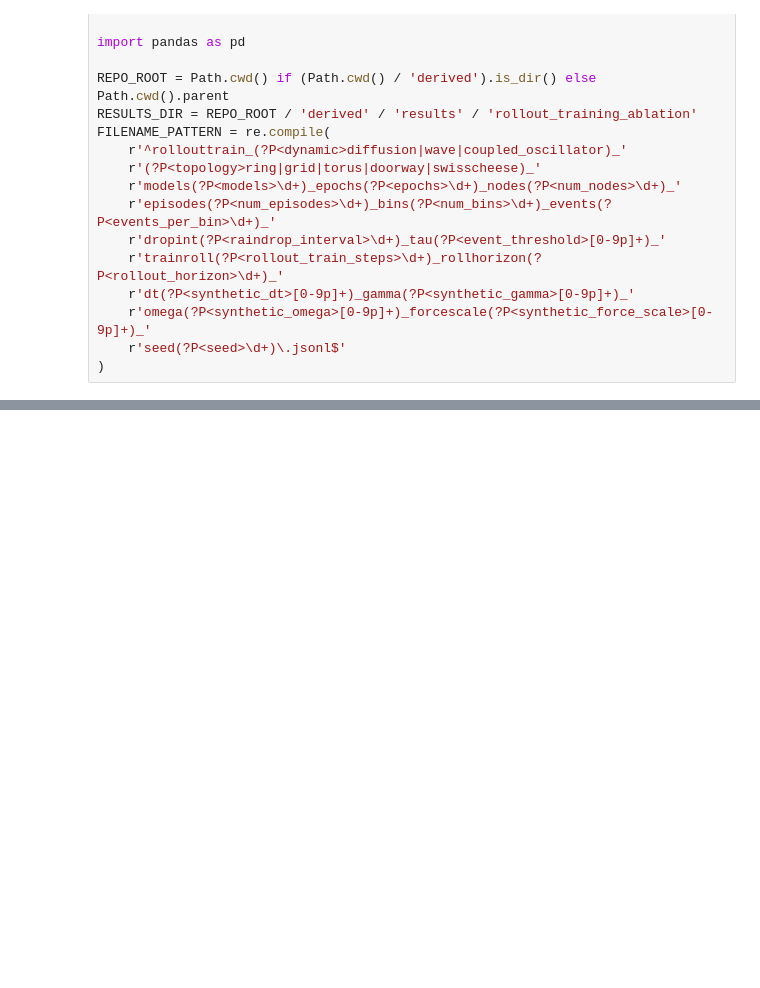
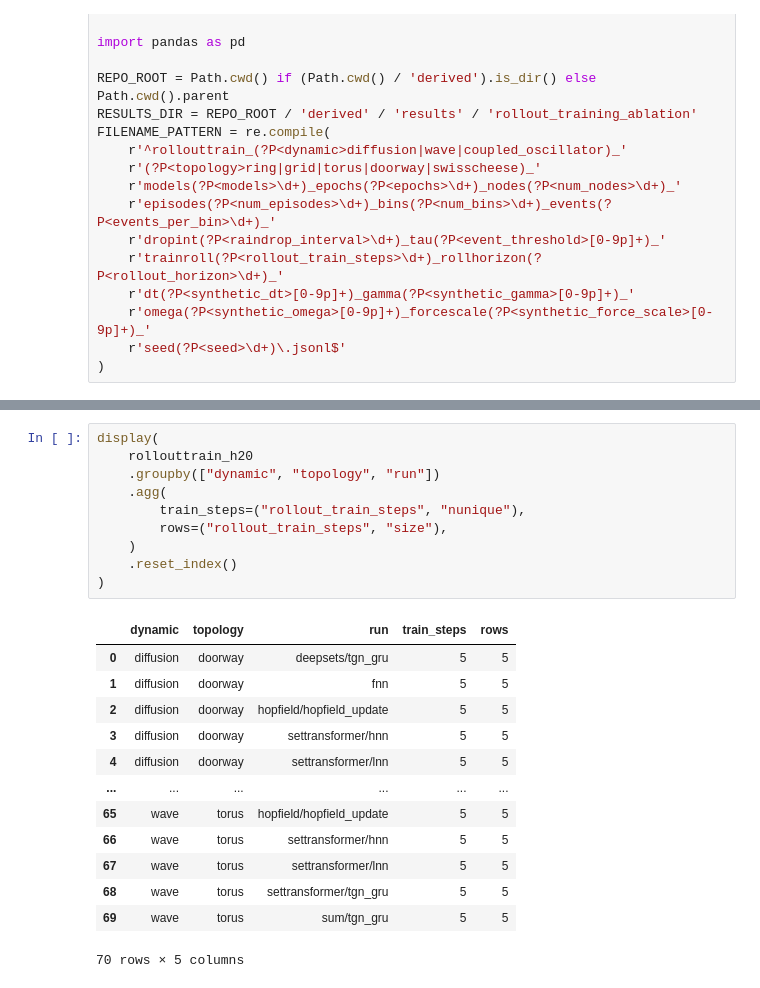
Before and after one commit to tweninger/fnn, a Jupyter notebook: notebooks/2_rollouttrain.ipynb, the cells around one changed output, grey strips where cells are left out. Cells and saved outputs as stored; diff of their text form; blank space fills up the shorter version.

```diff
--- a/notebooks/2_rollouttrain.ipynb
+++ b/notebooks/2_rollouttrain.ipynb
@@ -70,0 +171,24 @@ rollouttrain_df
+# %%
+display(
+    rollouttrain_h20
+    .groupby(["dynamic", "topology", "run"])
+    .agg(
+        train_steps=("rollout_train_steps", "nunique"),
+        rows=("rollout_train_steps", "size"),
+    )
+    .reset_index()
+)
+# %% [output]
+|  | dynamic | topology | run | train_steps | rows |
+| 0 | diffusion | doorway | deepsets/tgn_gru | 5 | 5 |
+| 1 | diffusion | doorway | fnn | 5 | 5 |
+| 2 | diffusion | doorway | hopfield/hopfield_update | 5 | 5 |
+| 3 | diffusion | doorway | settransformer/hnn | 5 | 5 |
+| 4 | diffusion | doorway | settransformer/lnn | 5 | 5 |
+| ... | ... | ... | ... | ... | ... |
+| 65 | wave | torus | hopfield/hopfield_update | 5 | 5 |
+| 66 | wave | torus | settransformer/hnn | 5 | 5 |
+| 67 | wave | torus | settransformer/lnn | 5 | 5 |
+| 68 | wave | torus | settransformer/tgn_gru | 5 | 5 |
+| 69 | wave | torus | sum/tgn_gru | 5 | 5 |
+70 rows × 5 columns
```
Also changed, not shown: parts of 6 cells of this notebook, 5 other files.
